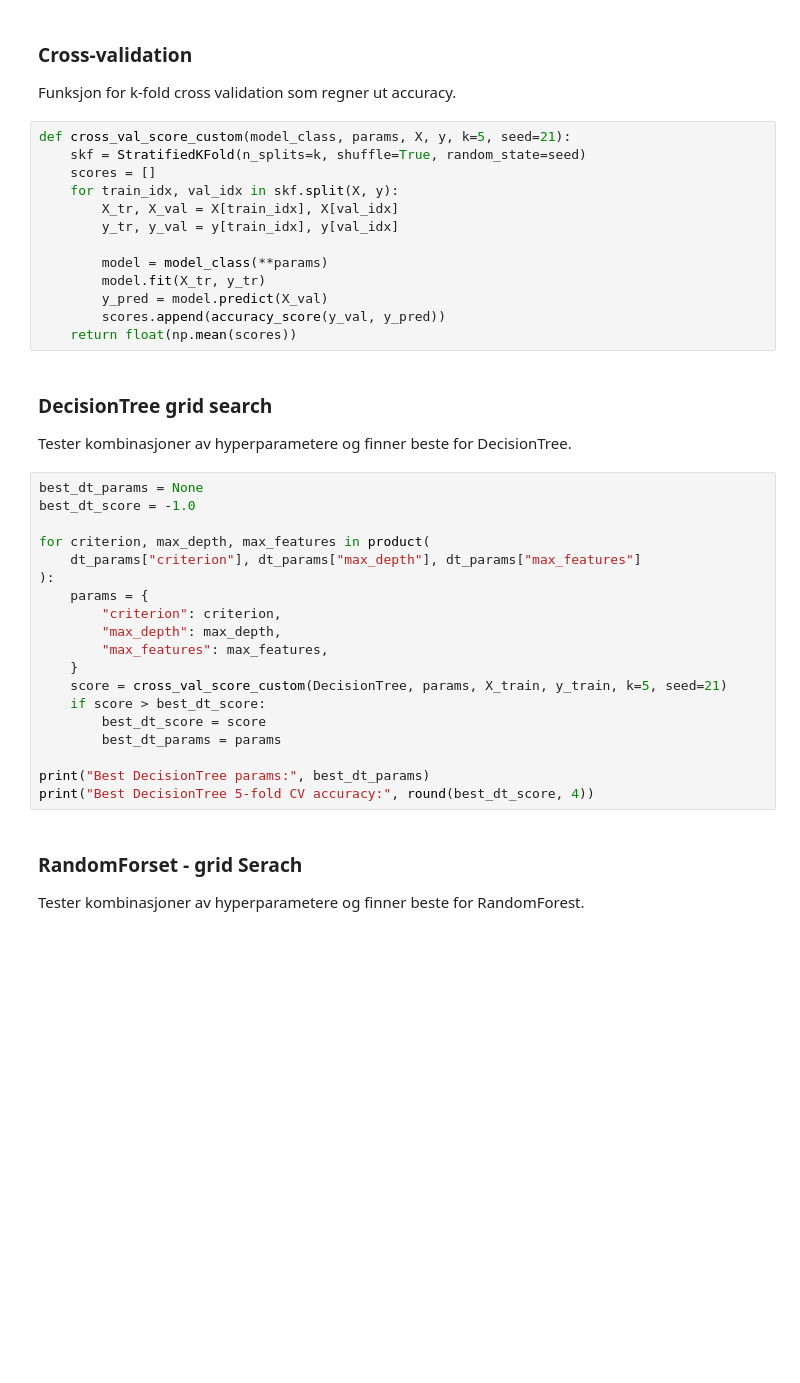
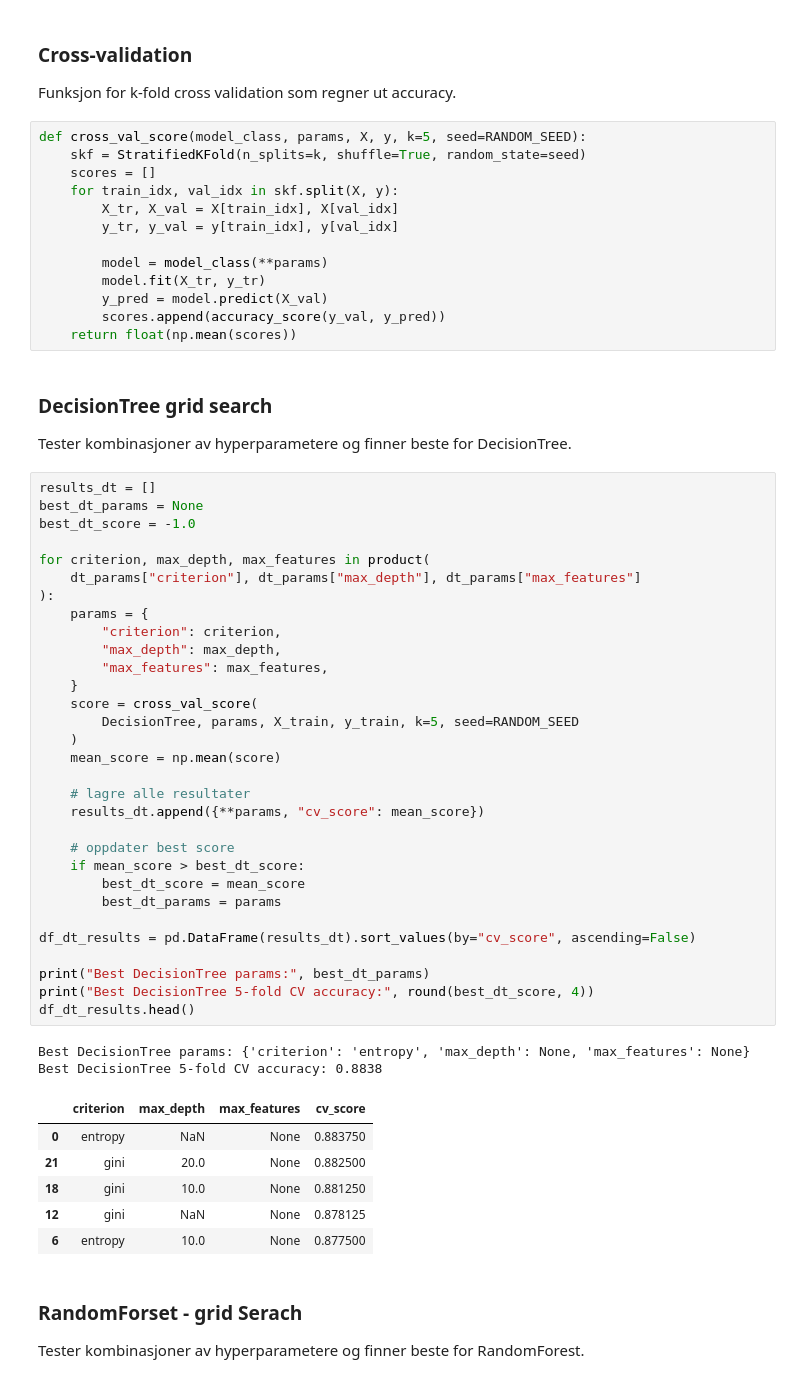
Before and after one commit to MariusReik/264_Project1, a Jupyter notebook: run_experiments.ipynb, the cells around one changed output. Saved outputs shown, nothing was run; the diff lists cells and outputs as text; blank space fills up the shorter version.

```diff
--- a/run_experiments.ipynb
+++ b/run_experiments.ipynb
@@ -63,7 +70,7 @@ rf_params = {
 
 Funksjon for k-fold cross validation som regner ut accuracy.
 # %%
-def cross_val_score_custom(model_class, params, X, y, k=5, seed=21):
+def cross_val_score(model_class, params, X, y, k=5, seed=RANDOM_SEED):
     skf = StratifiedKFold(n_splits=k, shuffle=True, random_state=seed)
     scores = []
     for train_idx, val_idx in skf.split(X, y):
@@ -80,24 +87,45 @@ def cross_val_score_custom(model_class, params, X, y, k=5, seed=21):
 
 Tester kombinasjoner av hyperparametere og finner beste for DecisionTree.
 # %%
+results_dt = []
 best_dt_params = None
 best_dt_score = -1.0
 
 for criterion, max_depth, max_features in product(
     dt_params["criterion"], dt_params["max_depth"], dt_params["max_features"]
 ):
     params = {
         "criterion": criterion,
         "max_depth": max_depth,
         "max_features": max_features,
     }
-    score = cross_val_score_custom(DecisionTree, params, X_train, y_train, k=5, seed=21)
-    if score > best_dt_score:
-        best_dt_score = score
+    score = cross_val_score(
+        DecisionTree, params, X_train, y_train, k=5, seed=RANDOM_SEED
+    )
+    mean_score = np.mean(score)
+
+    # lagre alle resultater
+    results_dt.append({**params, "cv_score": mean_score})
+
+    # oppdater best score
+    if mean_score > best_dt_score:
+        best_dt_score = mean_score
         best_dt_params = params
+
+df_dt_results = pd.DataFrame(results_dt).sort_values(by="cv_score", ascending=False)
 
 print("Best DecisionTree params:", best_dt_params)
 print("Best DecisionTree 5-fold CV accuracy:", round(best_dt_score, 4))
+df_dt_results.head()
+# %% [output]
+Best DecisionTree params: {'criterion': 'entropy', 'max_depth': None, 'max_features': None}
+Best DecisionTree 5-fold CV accuracy: 0.8838
+|  | criterion | max_depth | max_features | cv_score |
+| 0 | entropy | NaN | None | 0.883750 |
+| 21 | gini | 20.0 | None | 0.882500 |
+| 18 | gini | 10.0 | None | 0.881250 |
+| 12 | gini | NaN | None | 0.878125 |
+| 6 | entropy | 10.0 | None | 0.877500 |
 # %% [markdown]
 ### RandomForset - grid Serach
 Tester kombinasjoner av hyperparametere og finner beste for RandomForest.
```
Also changed, not shown: parts of 8 cells of this notebook.
